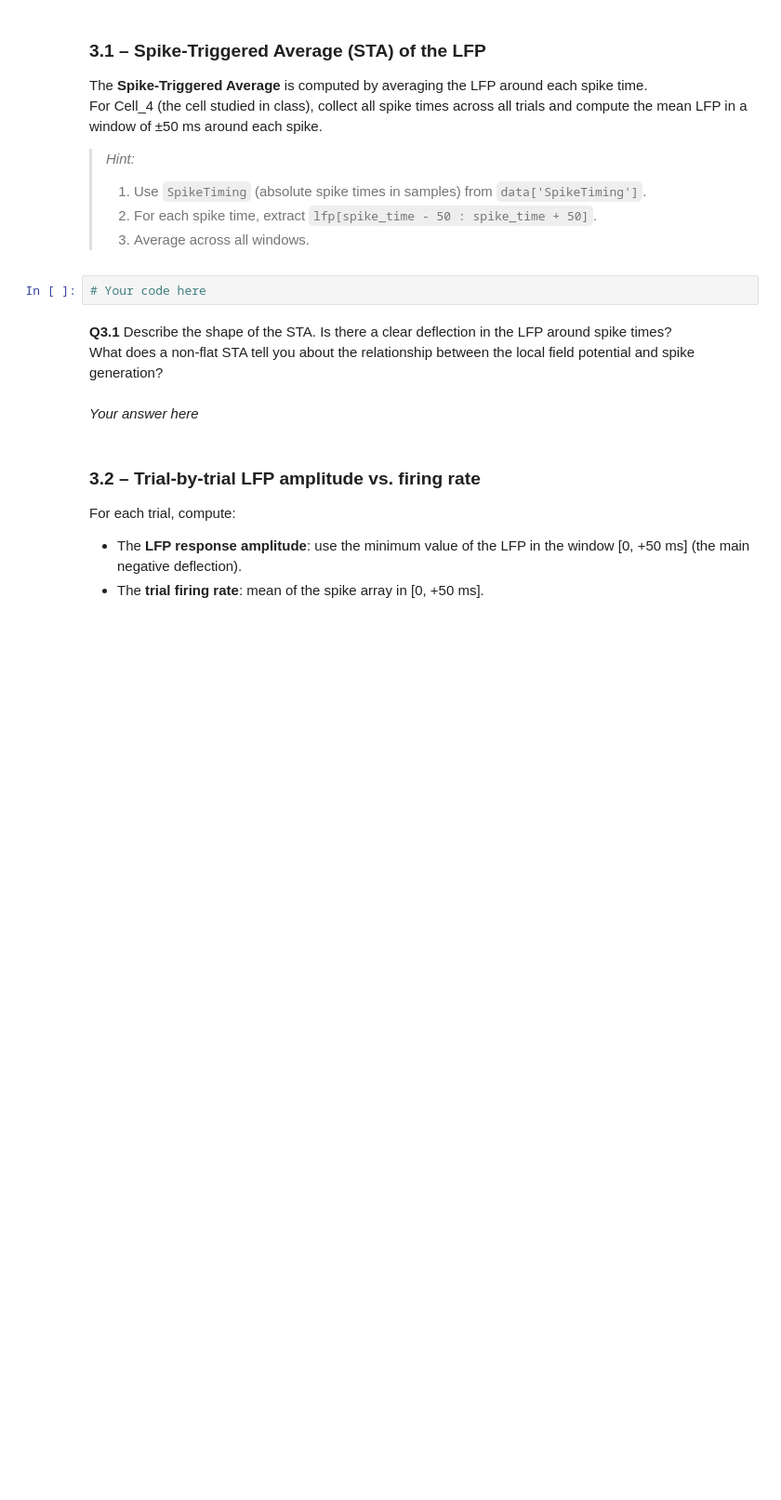
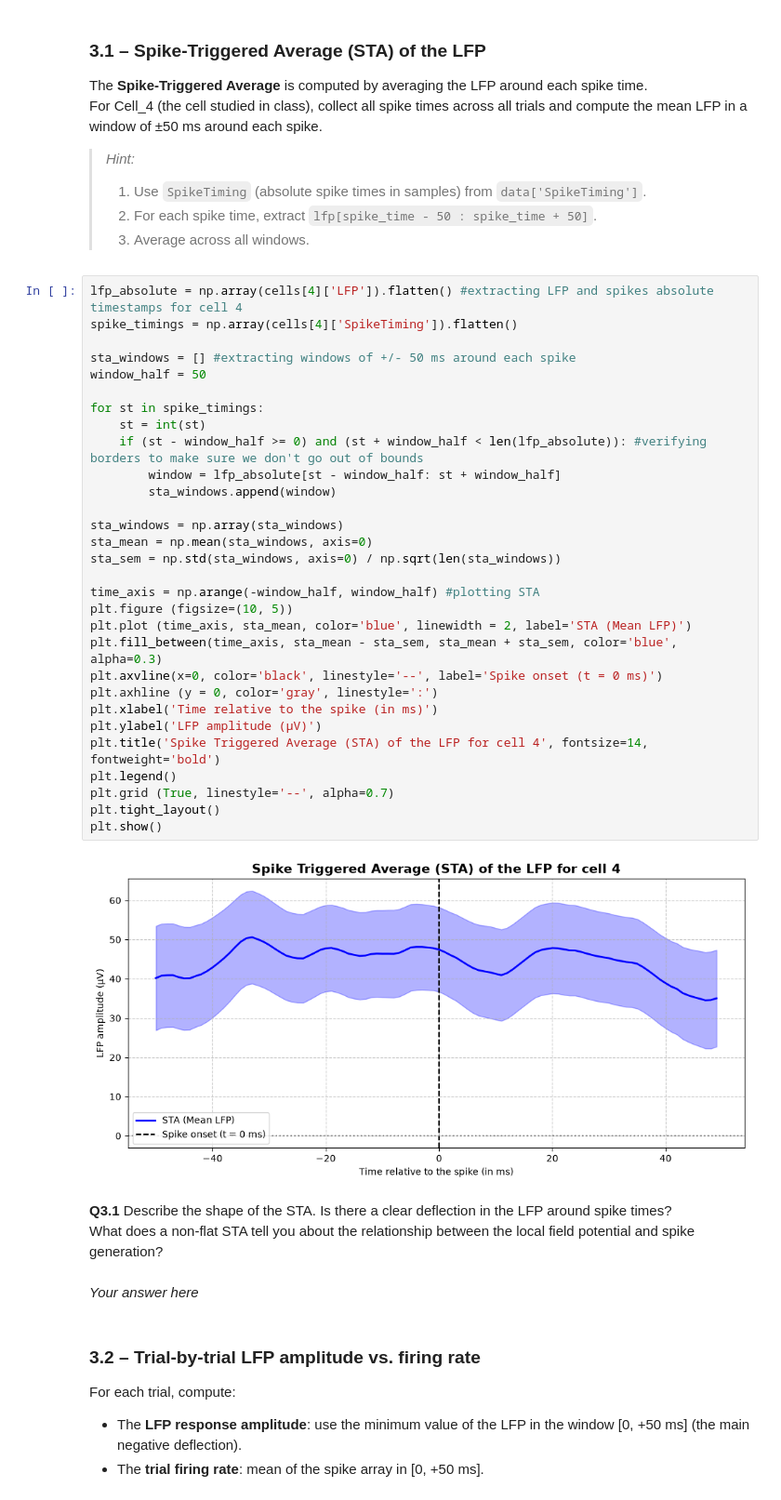
Before and after one commit to slerou/Group_1_HW_DataAnalysis_2026.ipynb, a Jupyter notebook: HW_SU_LFP_111026_student_2026.ipynb, the cells around one changed output. Shown at 93% size. Drawn from its saved outputs; the diff is of its cells as text; blank space fills up the shorter version.

```diff
--- a/HW_SU_LFP_111026_student_2026.ipynb
+++ b/HW_SU_LFP_111026_student_2026.ipynb
@@ -588,7 +609,37 @@ For Cell_4 (the cell studied in class), collect all spike times across all trial
 > 2. For each spike time, extract `lfp[spike_time - 50 : spike_time + 50]`.
 > 3. Average across all windows.
 # %%
-# Your code here
+lfp_absolute = np.array(cells[4]['LFP']).flatten() #extracting LFP and spikes absolute timestamps for cell 4
+spike_timings = np.array(cells[4]['SpikeTiming']).flatten()
+
+sta_windows = [] #extracting windows of +/- 50 ms around each spike
+window_half = 50
+
+for st in spike_timings:
+    st = int(st)
+    if (st - window_half >= 0) and (st + window_half < len(lfp_absolute)): #verifying borders to make sure we don't go out of bounds
+        window = lfp_absolute[st - window_half: st + window_half]
+        sta_windows.append(window)
+
+sta_windows = np.array(sta_windows)
+sta_mean = np.mean(sta_windows, axis=0)
+sta_sem = np.std(sta_windows, axis=0) / np.sqrt(len(sta_windows))
+
+time_axis = np.arange(-window_half, window_half) #plotting STA
+plt.figure (figsize=(10, 5))
+plt.plot (time_axis, sta_mean, color='blue', linewidth = 2, label='STA (Mean LFP)')
+plt.fill_between(time_axis, sta_mean - sta_sem, sta_mean + sta_sem, color='blue', alpha=0.3)
+plt.axvline(x=0, color='black', linestyle='--', label='Spike onset (t = 0 ms)')
+plt.axhline (y = 0, color='gray', linestyle=':')
+plt.xlabel('Time relative to the spike (in ms)')
+plt.ylabel('LFP amplitude (µV)')
+plt.title('Spike Triggered Average (STA) of the LFP for cell 4', fontsize=14, fontweight='bold')
+plt.legend()
+plt.grid (True, linestyle='--', alpha=0.7)
+plt.tight_layout()
+plt.show()
+# %% [output]
+[figure, added]
 # %% [markdown]
 **Q3.1** Describe the shape of the STA. Is there a clear deflection in the LFP around spike times?
 What does a non-flat STA tell you about the relationship between the local field potential and spike generation?
```
Also changed, not shown: parts of 3 cells of this notebook.
